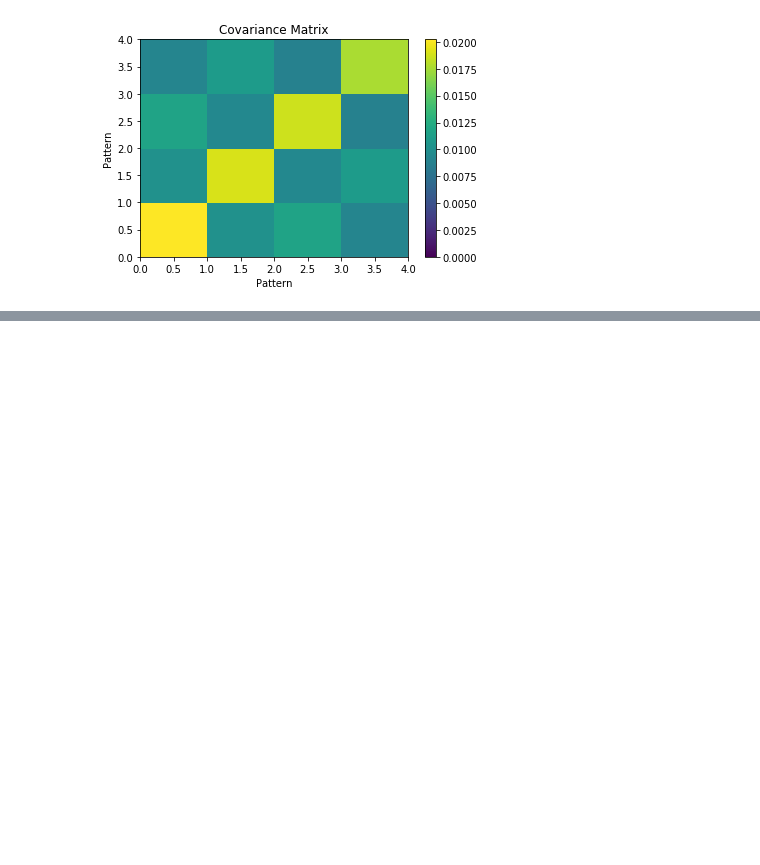
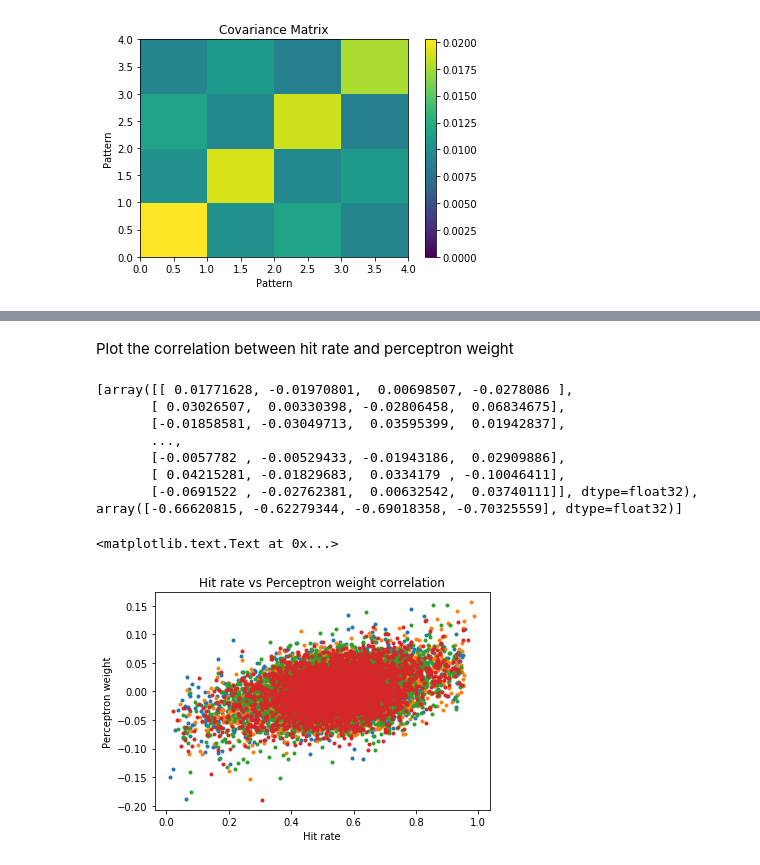
Before and after one commit to jgarridoalcazar/InhPlastVisualization, a Jupyter notebook: analysis/mfGrC/TopHit500EA/NoPlasticity4.ipynb, the cells around one changed output, grey strips where cells are left out. Saved outputs shown, nothing was run; the diff lists cells and outputs as text; code cells hidden in the pictures; blank space fills up the shorter version.

```diff
--- a/analysis/mfGrC/TopHit500EA/NoPlasticity4.ipynb
+++ b/analysis/mfGrC/TopHit500EA/NoPlasticity4.ipynb
@@ -908,0 +988,20 @@ plt.title('Covariance Matrix')
+# %%
+# Create dataset with the ending analysis_time seconds
+grc_activity_matrix = create_cell_firing_matrix('grclayer', simulation_time-analysis_time, analysis_time, 0.125).T
+print grc_activity_matrix.shape
+stimulation_matrix = create_input_activation_matrix( simulation_time-analysis_time, analysis_time, 0.125).T
+print stimulation_matrix.shape
+pattern_activation_matrix = create_active_pattern_matrix( simulation_time-analysis_time, analysis_time, 0.125).T
+print pattern_activation_matrix.shape
+# Standarize the input data
+std_grc_activity_matrix = grc_activity_matrix - numpy.mean(grc_activity_matrix, axis=0)
+std_grc_activity_matrix = std_grc_activity_matrix / numpy.std(std_grc_activity_matrix, axis=0)
+std_stimulation_matrix = stimulation_matrix - numpy.mean(stimulation_matrix, axis=0)
+std_stimulation_matrix = std_stimulation_matrix / numpy.std(std_stimulation_matrix, axis=0)
+# Create training and test datasets
+val_ratio = 0.8
+val_n_elements = int(numpy.floor(grc_activity_matrix.shape[0]*val_ratio))
+test_n_elements = grc_activity_matrix.shape[0] - val_n_elements
+choice_order = numpy.random.choice(grc_activity_matrix.shape[0],grc_activity_matrix.shape[0])
+validation = choice_order[:val_n_elements]
+test = choice_order[-test_n_elements:]
@@ -908,0 +1091,20 @@ plt.title('Covariance Matrix')
+# %% [markdown]
+Plot the correlation between hit rate and perceptron weight
+# %%
+perceptron_weights = gc_layer.get_weights()[0]
+plt.figure()
+for pattern_id in range(simulation.pattern_generator.number_of_patterns):
+    plt.plot(hit_matrix[pattern_id,:],perceptron_weights[:,pattern_id],'.',label='Pattern %s'%pattern_id)
+plt.xlabel('Hit rate')
+plt.ylabel('Perceptron weight')
+plt.title('Hit rate vs Perceptron weight correlation')
+# %% [output]
+[array([[ 0.01771628, -0.01970801,  0.00698507, -0.0278086 ],
+       [ 0.03026507,  0.00330398, -0.02806458,  0.06834675],
+       [-0.01858581, -0.03049713,  0.03595399,  0.01942837],
+       ...,
+       [-0.0057782 , -0.00529433, -0.01943186,  0.02909886],
+       [ 0.04215281, -0.01829683,  0.0334179 , -0.10046411],
+       [-0.0691522 , -0.02762381,  0.00632542,  0.03740111]], dtype=float32), array([-0.66620815, -0.62279344, -0.69018358, -0.70325559], dtype=float32)]
+<matplotlib.text.Text at 0x...>
+[figure, added]
```
Also changed, not shown: parts of 15 cells of this notebook, 1 other file.
